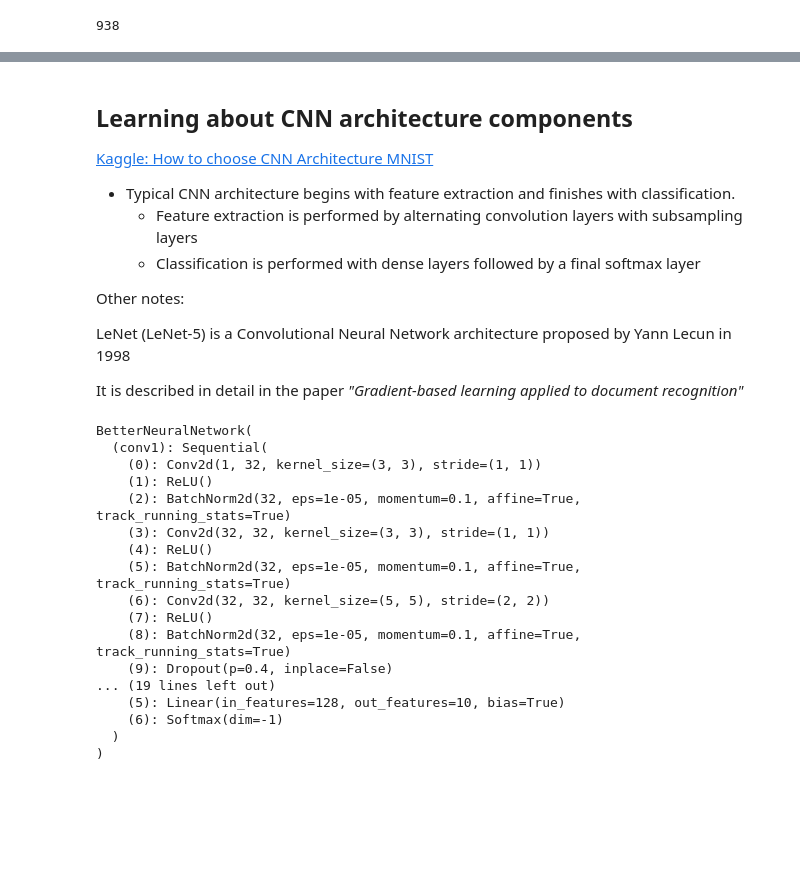
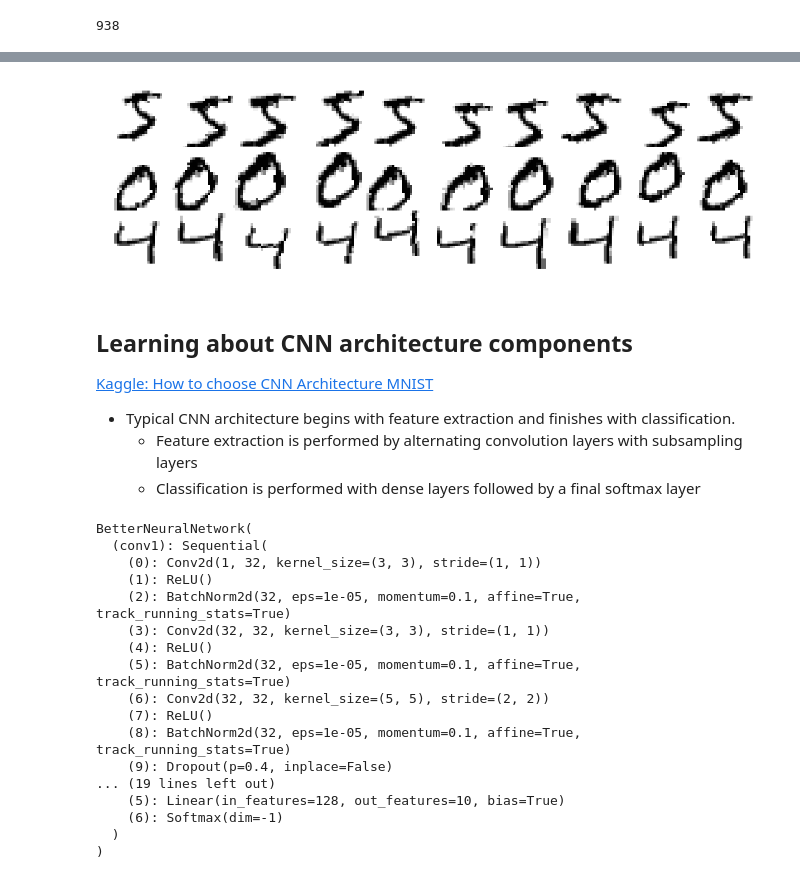
Before and after one commit to Pazars/ml-ai-journey, a Jupyter notebook: mnist_cv/model_pytorch.ipynb, the cells around one changed output, grey strips where cells are left out. Drawn from its saved outputs; the diff is of its cells as text; code cells hidden in the pictures; blank space fills up the shorter version.

```diff
--- a/mnist_cv/model_pytorch.ipynb
+++ b/mnist_cv/model_pytorch.ipynb
@@ -128,3 +135,23 @@ plt.subplots_adjust(wspace=-0.1, hspace=-0.1)
+# %%
+# Preview augmentations
+plt.figure(figsize=(15, 4.5))
+
+transform_without_totensor = transforms.RandomAffine(
+    degrees=10, scale=(0.9, 1.1), translate=(0.1, 0.1)
+)
+
+for row_idx in range(3):
+    img, label = training_data[row_idx]
+    for col_idx in range(10):
+        idx = row_idx * 10 + col_idx
+        plt.subplot(3, 10, idx + 1)
+        img2 = transform_without_totensor(img)
+        plt.imshow(img2.reshape((28, 28)), cmap=plt.cm.binary)
+        plt.axis("off")
+
+plt.subplots_adjust(wspace=-0.1, hspace=-0.1)
+# %% [output]
+[figure, added]
 # %% [markdown]
 ## Learning about CNN architecture components
 
@@ -133,12 +160,6 @@ plt.subplots_adjust(wspace=-0.1, hspace=-0.1)
 - Typical CNN architecture begins with feature extraction and finishes with classification.
     - Feature extraction is performed by alternating convolution layers with subsampling layers
     - Classification is performed with dense layers followed by a final softmax layer
-
-Other notes:
-
-LeNet (LeNet-5) is a Convolutional Neural Network architecture proposed by Yann Lecun in 1998
-
-It is described in detail in the paper *"Gradient-based learning applied to document recognition"*
 # %%
 # Architecture from PyTorch tutorial
 class NeuralNetwork(nn.Module):
```
Also changed, not shown: parts of 6 cells of this notebook, 1 other file.
